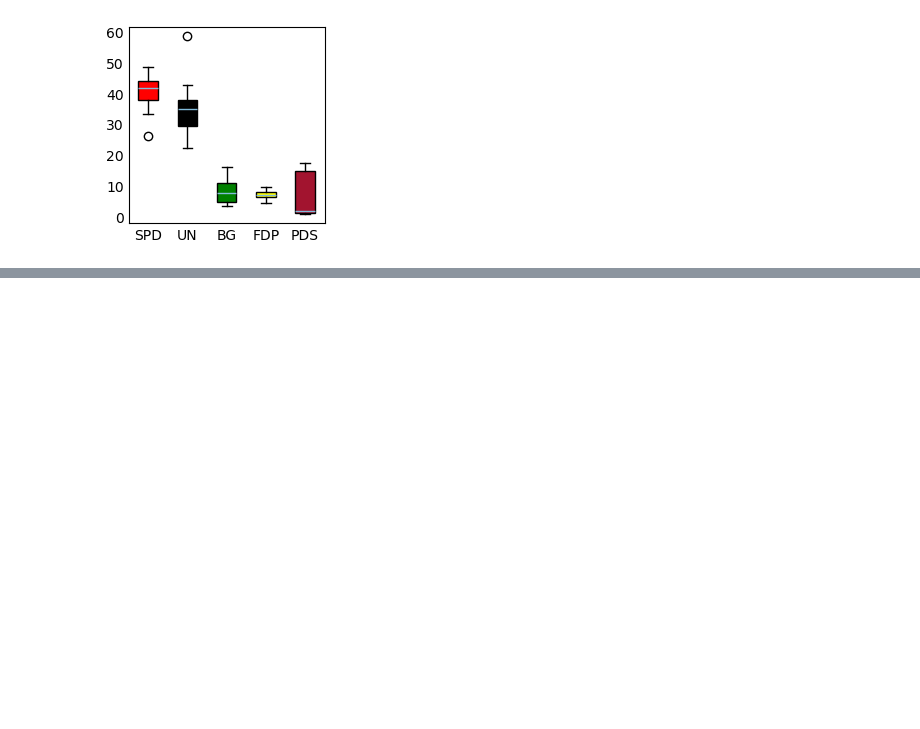
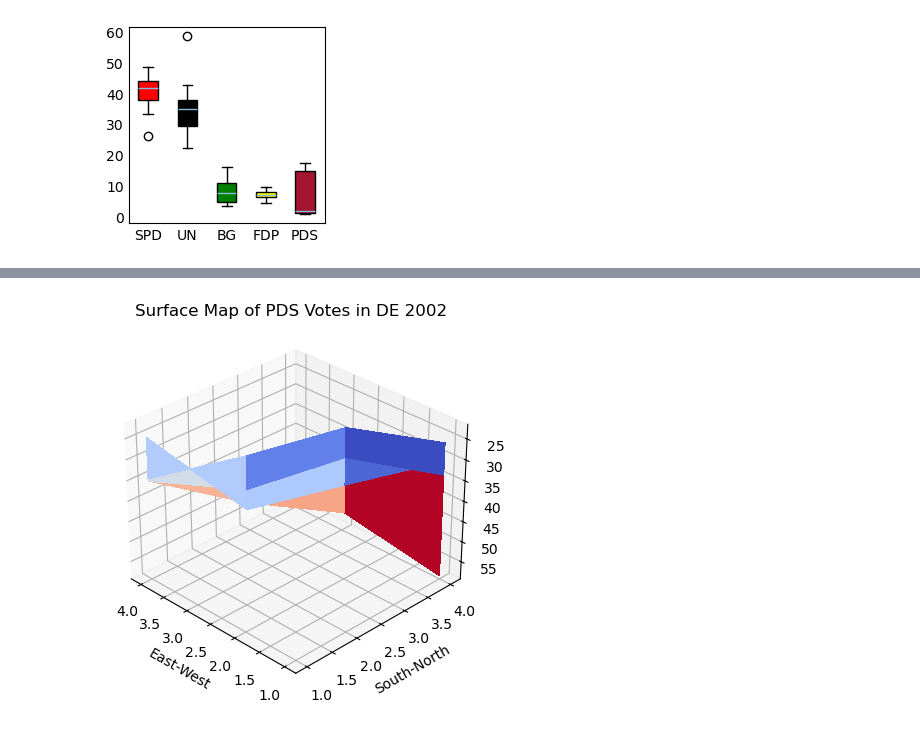
Before and after one commit to Bayern1090/Quarto-Blog, a Jupyter notebook: MNC.ipynb, the cells around one changed output, grey strips where cells are left out. Saved outputs shown, nothing was run; the diff lists cells and outputs as text; code cells hidden in the pictures; blank space fills up the shorter version.

```diff
--- a/MNC.ipynb
+++ b/MNC.ipynb
@@ -190,0 +228,16 @@ plt.show()
+# %%
+fig, ax = plt.subplots(subplot_kw={"projection": "3d"})
+# Plot the surface.
+UN02DE2=UN02DE.reshape(4,4)
+y=np.array([4,3,2,1]);
+x=np.array([1,2,3,4]);
+#surf(x,y,SPD02DE,'LineStyle',":")
+plt.ylabel('South-North')
+plt.xlabel('East-West')
+#plt.zlabel('Votes in %')
+plt.title('Surface Map of PDS Votes in DE 2002')
+surf = ax.plot_surface(x, y, UN02DE2, cmap=cm.coolwarm,linewidth=0, antialiased=False)
+ax.view_init(-150, 45)
+#ax.plot_wireframe(X, Y, Z, rstride=10, cstride=10)
+# %% [output]
+[figure, added]
```
Also changed, not shown: parts of 5 cells of this notebook, 4 other files.
